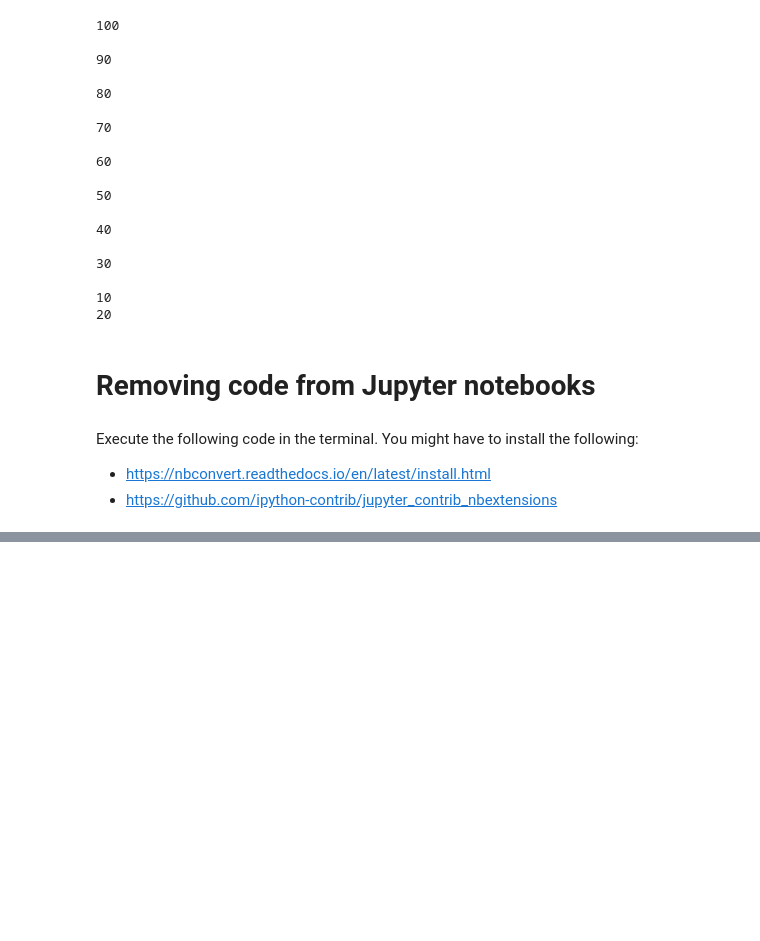
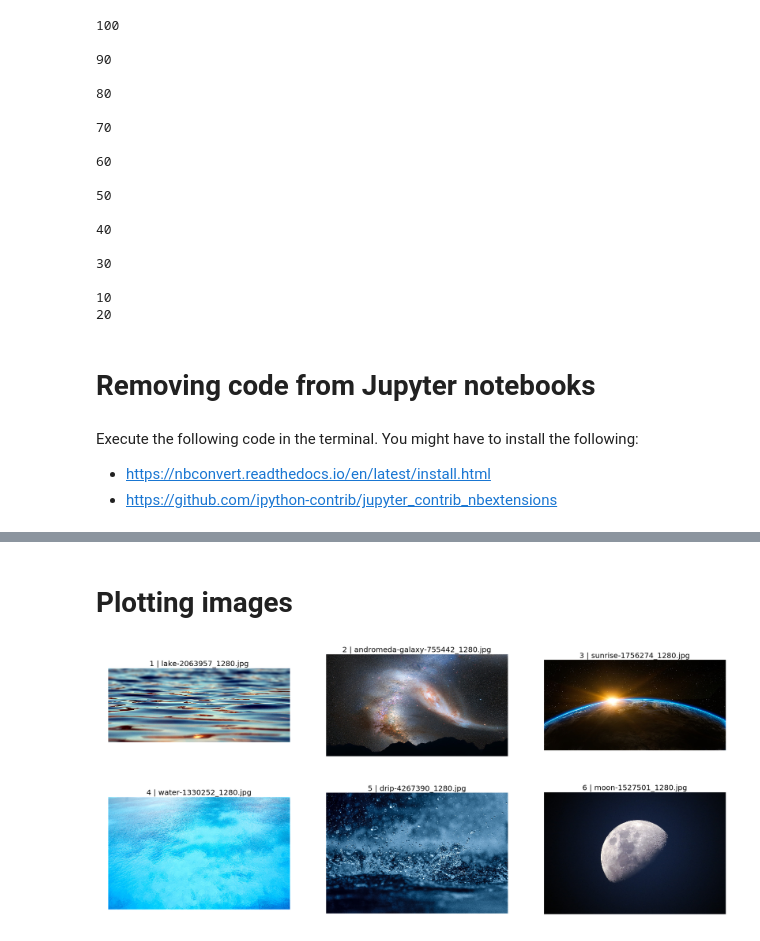
Before and after one commit to juliuskittler/templates, a Jupyter notebook: Python/Datahandling/Other.ipynb, the cells around one changed output, grey strips where cells are left out. Drawn from its saved outputs; the diff is of its cells as text; code cells hidden in the pictures; blank space fills up the shorter version.

```diff
--- a/Python/Datahandling/Other.ipynb
+++ b/Python/Datahandling/Other.ipynb
@@ -177,0 +242,35 @@ jupyter nbconvert notebook_to_convert.ipynb --to=html --TemplateExporter.exclude
+# %% [markdown]
+# Plotting images
+# %%
+%matplotlib inline
+
+import os
+import matplotlib.image as mpimg
+import matplotlib.pyplot as plt
+
+# Plot data
+directory = "img"
+filenames = [filename for filename in os.listdir(directory) if filename != '.DS_Store']
+
+for i in range(0, len(filenames), 3):
+
+    fig, axes = plt.subplots(nrows = 1, ncols = 3, figsize=(30,15));
+
+    img=mpimg.imread('{}/{}'.format(directory, filenames[i]));
+    axes[0].imshow(img[:,:,:]);
+    axes[0].set_title("{} | {}".format(i+1, filenames[i]), fontsize = 20);
+    axes[0].axis('off')
+
+    img=mpimg.imread('{}/{}'.format(directory, filenames[i+1]));
+    axes[1].imshow(img[:,:,:]);
+    axes[1].set_title("{} | {}".format(i+2, filenames[i+1]), fontsize = 20);
+    axes[1].axis('off')
+
+    img=mpimg.imread('{}/{}'.format(directory, filenames[i+2]));
+    axes[2].imshow(img[:,:,:]);
+    axes[2].set_title("{} | {}".format(i+3, filenames[i+2]), fontsize = 20);
+    axes[2].axis('off')
+    plt.show();
+# %% [output]
+[figure, added]
+[figure, added]
```
Also changed, not shown: parts of 5 cells of this notebook, 7 other files.
